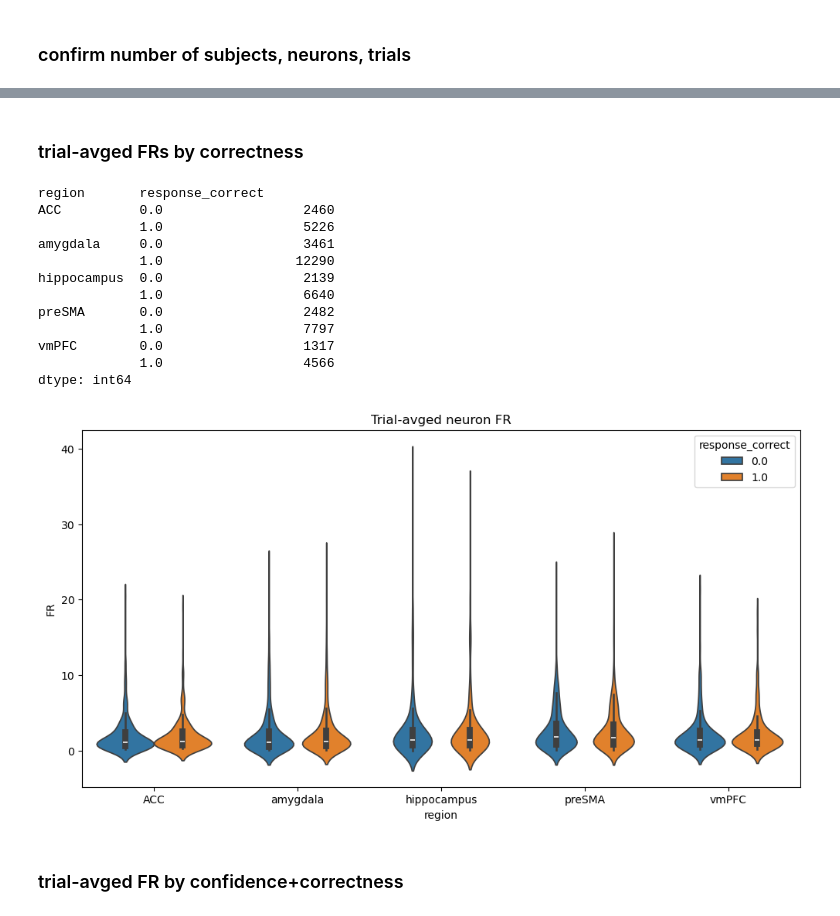
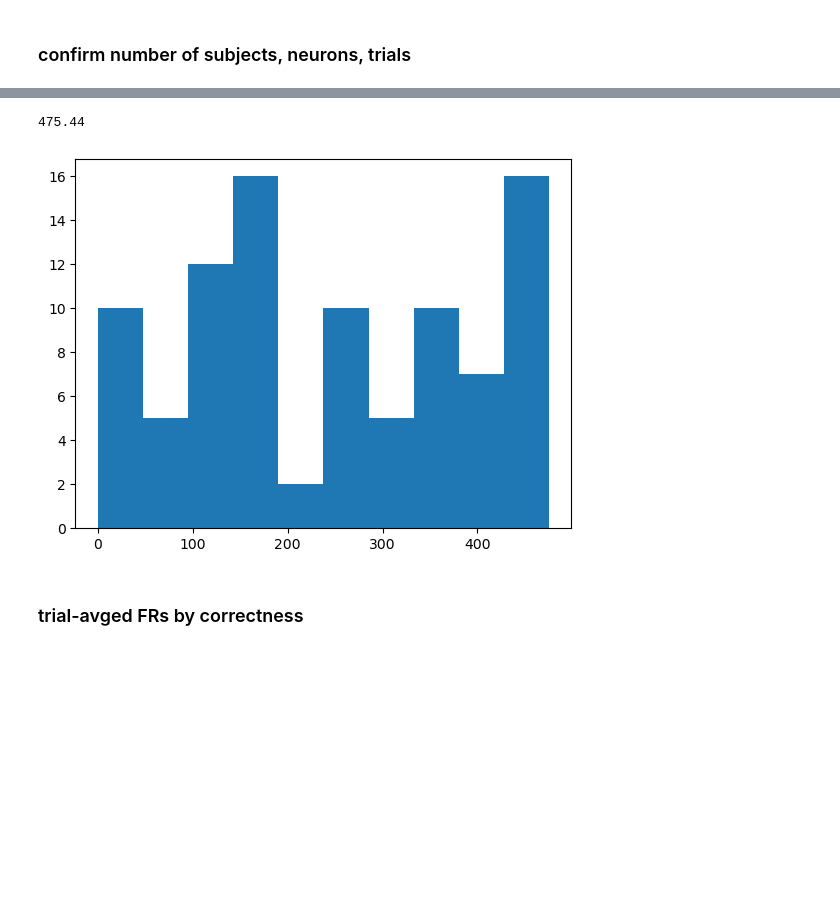
Before and after one commit to NuttidaLab/movie_analysis, a Jupyter notebook: encoding_analyses.ipynb, the cells around one changed output, grey strips where cells are left out. Cells and saved outputs as stored; diff of their text form; code cells hidden in the pictures; blank space fills up the shorter version.

```diff
--- a/encoding_analyses.ipynb
+++ b/encoding_analyses.ipynb
@@ -117,0 +109,7 @@ plt.show()
+# %%
+print(max(scene_cuts_ts))
+plt.hist(scene_cuts_ts)
+plt.show()
+# %% [output]
+475.44
+[figure, added]
@@ -118,26 +148,10 @@ plt.show()
 # %% [markdown]
 ### trial-avged FRs by correctness
 # %%
-print(df_recognition.groupby(['region', 'response_correct']).size())
+# print(df_recognition.groupby(['region', 'response_correct']).size())
 
-trial_avg_fr = df_recognition.groupby(['region', 'neuron', 'response_correct'])['FR'].mean().reset_index()
-plt.figure(figsize=(12, 6))
-sns.violinplot(data=trial_avg_fr, x='region', y='FR', hue='response_correct')
-plt.title('Trial-avged neuron FR')
-plt.show()
+# trial_avg_fr = df_recognition.groupby(['region', 'neuron', 'response_correct'])['FR'].mean().reset_index()
+# plt.figure(figsize=(12, 6))
+# sns.violinplot(data=trial_avg_fr, x='region', y='FR', hue='response_correct')
+# plt.title('Trial-avged neuron FR')
+# plt.show()
-# %% [output]
-region       response_correct
-ACC          0.0                  2460
-             1.0                  5226
-amygdala     0.0                  3461
-             1.0                 12290
-hippocampus  0.0                  2139
-             1.0                  6640
-preSMA       0.0                  2482
-             1.0                  7797
-vmPFC        0.0                  1317
-             1.0                  4566
-dtype: int64
-[figure, removed]
-# %% [markdown]
-### trial-avged FR by confidence+correctness
```
Also changed, not shown: parts of 17 cells of this notebook, 4 other files.
